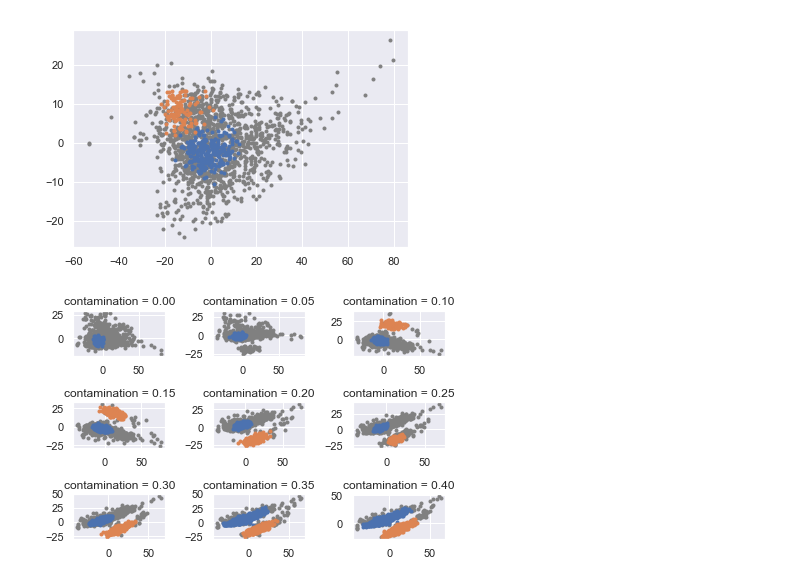
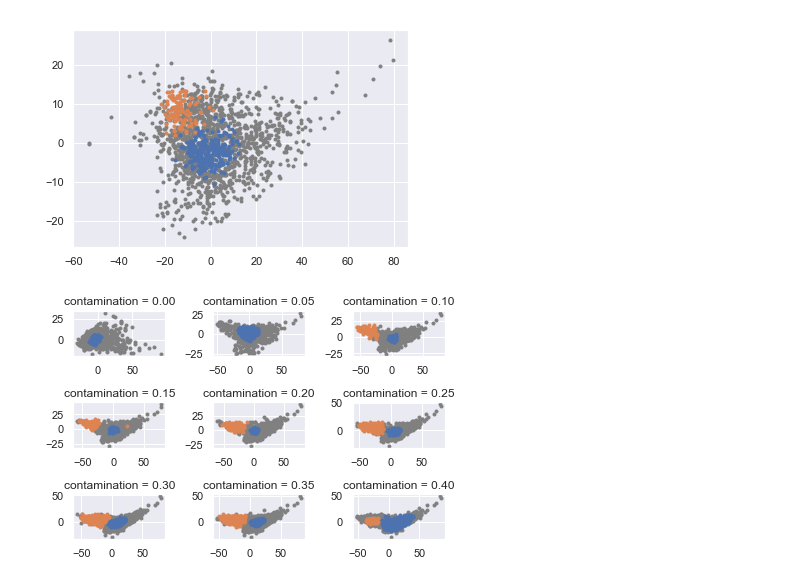
Before and after one commit to KubaWojciechowski/MetaBinQ, a Jupyter notebook: PCA_clustering.ipynb, the cells around one changed output. Cells and saved outputs as stored; diff of their text form; code cells hidden in the pictures.

```diff
--- a/PCA_clustering.ipynb
+++ b/PCA_clustering.ipynb
@@ -126,7 +126,7 @@ plt.show()
 plt.figure()
 i=1
 for n in [0, 0.05, 0.1, 0.15, 0.2, 0.25, 0.3, 0.35, 0.4]:
-    counts = pd.read_csv("./v_cholerae_conts.csv")
+    counts = pd.read_csv("./s_marcescens_counts.csv")
     counts = counts.loc[counts['contamination'] == n]
     counts.head()
     labels = counts['contamination']
@@ -135,31 +135,31 @@ for n in [0, 0.05, 0.1, 0.15, 0.2, 0.25, 0.3, 0.35, 0.4]:
     c = counts.values
     X = new_z(c)
 
     pca = PCA()
     pca.fit(X)
     pca_data = pca.transform(X)
 
     clust = OPTICS(min_samples=50, xi=0.001, min_cluster_size=.05)
     clust.fit(pca_data[:,:20])
 
     space = np.arange(len(pca_data))
     reachability = clust.reachability_[clust.ordering_]
     labels = clust.labels_[clust.ordering_]
 
 
 
     plt.subplot(3,3,i)
     plt.title('contamination = %3.2f' % n)
     noise = pca_data[clust.labels_ == -1]
     X1 = pca_data[clust.labels_ == 0]
     X2 = pca_data[clust.labels_ == 1]
     plt.plot(noise[:,0], noise[:,1], '.', color='gray')
     plt.plot(X1[:,0], X1[:,1], '.')
     plt.plot(X2[:,0], X2[:,1], '.')
 
     i += 1
 
 plt.tight_layout()
 plt.show()
 # %% [output]
-[figure, old version]
+[figure, new version]
```
Also changed, not shown: 2 other files.
